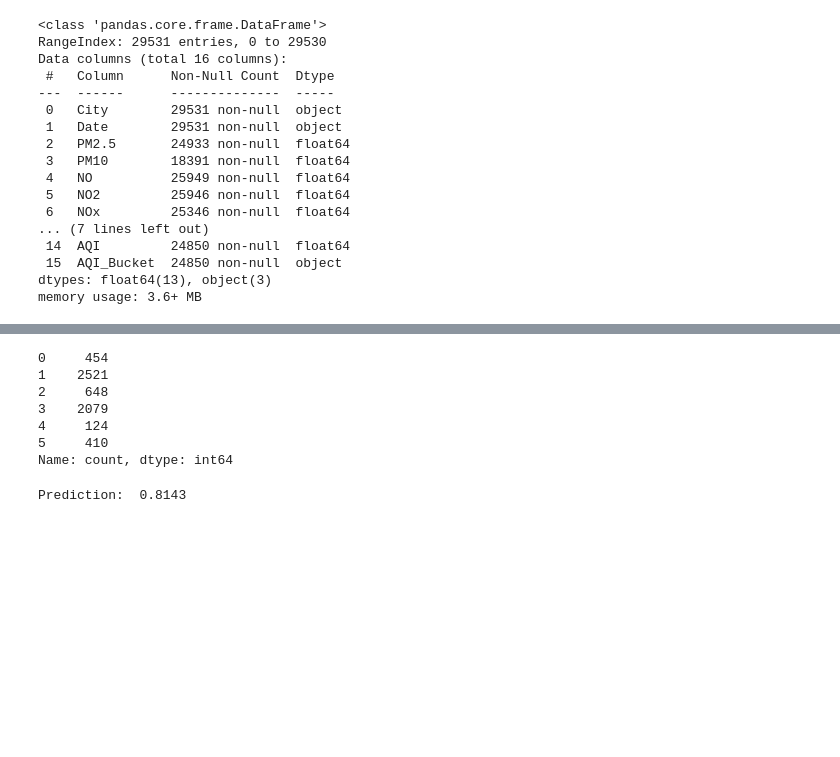
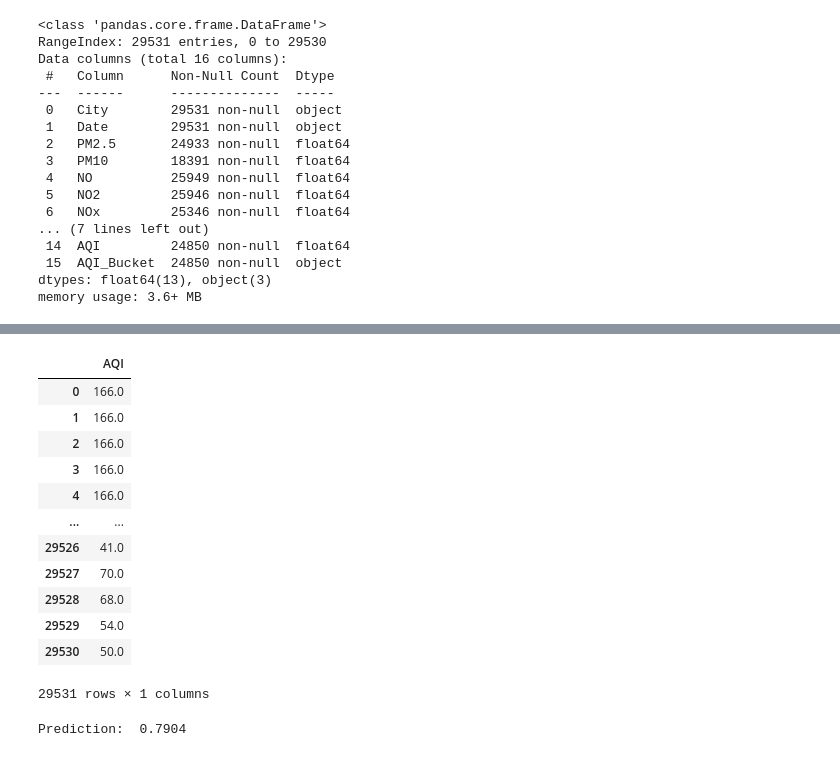
Before and after one commit to SwapyDev/Decision-Trees-vs-Linear-Regression-India-Air-Quality, a Jupyter notebook: p1_1.ipynb, the cells around one changed output, grey strips where cells are left out. Drawn from its saved outputs; the diff is of its cells as text; code cells hidden in the pictures; blank space fills up the shorter version.

```diff
--- a/p1_1.ipynb
+++ b/p1_1.ipynb
@@ -127,21 +177,27 @@ array([[8.1400e+01, 1.2450e+02, 1.4400e+00, ..., 2.0000e-01, 6.5000e+00,
+# %%
+#Initialize y
+y = train_df[['AQI']]
+y
+# %% [output]
+|  | AQI |
+| 0 | 166.0 |
+| 1 | 166.0 |
+| 2 | 166.0 |
+| 3 | 166.0 |
+| 4 | 166.0 |
+| ... | ... |
+| 29526 | 41.0 |
+| 29527 | 70.0 |
+| 29528 | 68.0 |
+| 29529 | 54.0 |
+| 29530 | 50.0 |
+29531 rows × 1 columns
 # %%
 import numpy as np
-from sklearn.linear_model import LogisticRegression
-from sklearn.preprocessing import LabelEncoder
+from sklearn.linear_model import LinearRegression
 from sklearn.preprocessing import StandardScaler
-from sklearn.model_selection import GridSearchCV
+from sklearn.model_selection import train_test_split
 
-#Transform classifications
-le = LabelEncoder().fit(df_cleaned_model['AQI_Bucket'])
-y_train = le.transform(df_cleaned_model['AQI_Bucket'])
-print(pd.Series(y_train).value_counts().sort_index())
+x_train, x_test, y_train, y_test = train_test_split(x,y, test_size = 0.2 )
-# %% [output]
-0     454
-1    2521
-2     648
-3    2079
-4     124
-5     410
-Name: count, dtype: int64
 # %%
 #Scale the data
@@ -153,9 +210,7 @@ mult_reg = LogisticRegression(solver = 'lbfgs')
 # %%
-from sklearn.metrics import accuracy_score
-
-model = mult_reg.fit(x_train, y_train)
-yhat = model.predict(x_train)
-accuracy = accuracy_score(y_train, yhat)
+model = linear_reg.fit(x_train, y_train)
+yhat = model.predict(x_test)
+accuracy = model.score(x_train, y_train)
 print(f'Prediction: {accuracy: .4f}')
 # %% [output]
-Prediction:  0.8143
+Prediction:  0.7904
```
Also changed, not shown: parts of 20 cells of this notebook.
